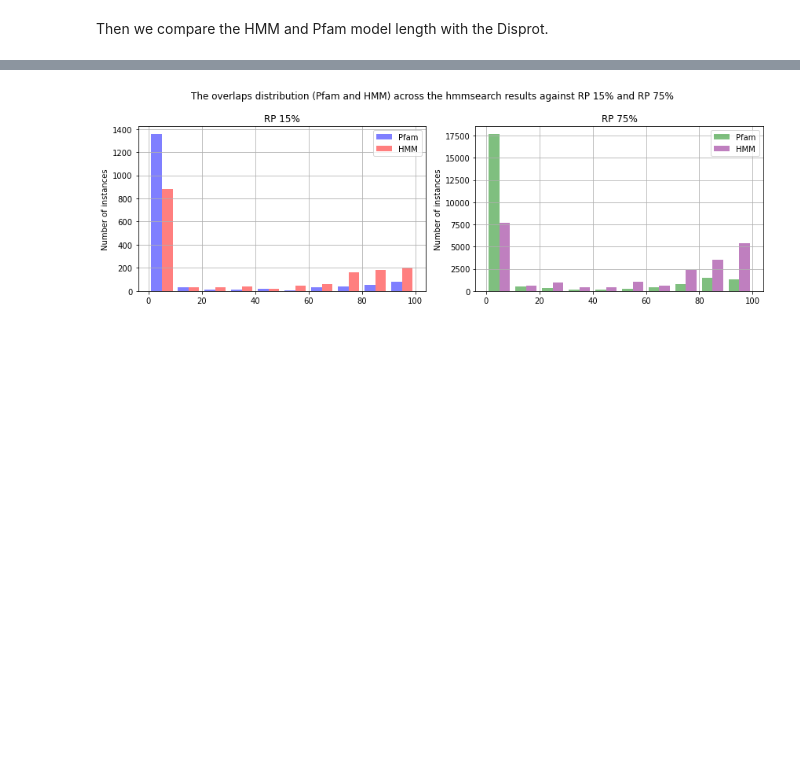
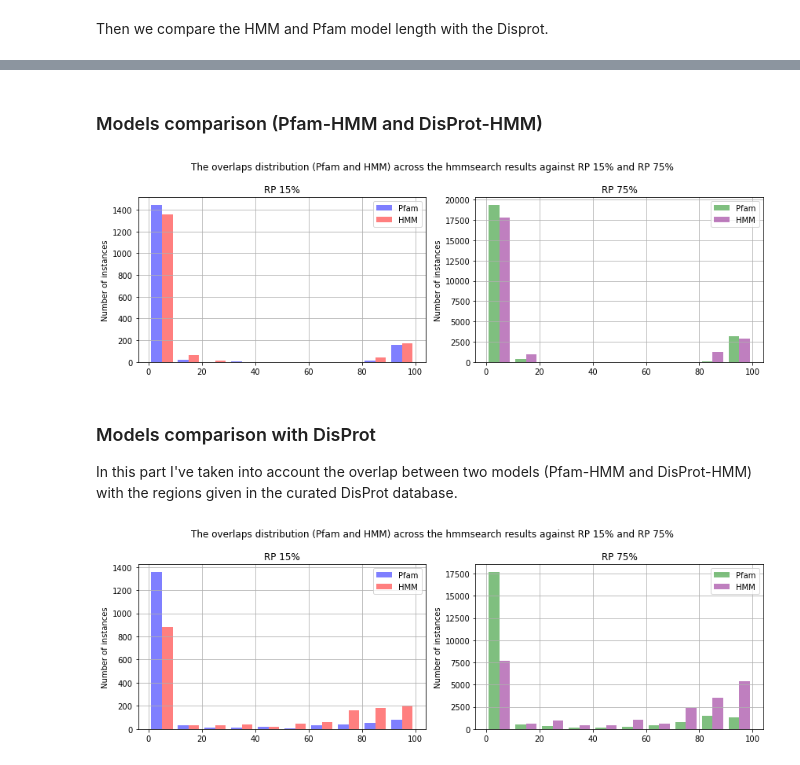
Before and after one commit to AlyaHarvelle/HMMER, a Jupyter notebook: hmm_analysis.ipynb, the cells around one changed output, grey strips where cells are left out. Drawn from its saved outputs; the diff is of its cells as text; code cells hidden in the pictures; blank space fills up the shorter version.

```diff
--- a/hmm_analysis.ipynb
+++ b/hmm_analysis.ipynb
@@ -263,8 +118,9 @@ plot_overlapping_domains(pfam_overlap_rp_75, curated_query, id_dis, i-1)
 ### 3.2.1 RP 15%
 # %%
-# Load the pfam_hmm_rp_15 dataframe
+# Load the pfam_hmm_rp_15 dataframe - including curated DisProt
 pfam_hmm_rp_15 = pd.read_csv('results/pfam/pfam_hmm_rp_15.csv')
+pfam_hmm_rp_15_1 = pd.read_csv('results/pfam/pfam_hmm_rp_15_1.csv')
 print("The number of hmmsearch results for RP 15%:", len(pfam_hmm_rp_15))
-pfam_hmm_rp_15
+# pfam_hmm_rp_15.head()
 # %% [output]
 The number of hmmsearch results for RP 15%: 1655
@@ -284,7 +127,8 @@ The number of hmmsearch results for RP 15%: 1655
 # %%
-# Load the pfam_hmm_rp_75 dataframe
+# Load the pfam_hmm_rp_75 dataframe - including curated DisProt
 pfam_hmm_rp_75 = pd.read_csv('results/pfam/pfam_hmm_rp_75.csv')
+pfam_hmm_rp_75_1 = pd.read_csv('results/pfam/pfam_hmm_rp_75_1.csv')
 print("The number of hmmsearch results for RP 15%:", len(pfam_hmm_rp_75))
-pfam_hmm_rp_75
+# pfam_hmm_rp_75.head()
 # %% [output]
 The number of hmmsearch results for RP 15%: 23010
@@ -304,3 +162,38 @@ The number of hmmsearch results for RP 15%: 23010
+# %% [markdown]
+### Models comparison (Pfam-HMM and DisProt-HMM)
+# %%
+# Plot the histogram of overlaps % for Pfam and HMM
+plt.rcParams['figure.figsize'] = [12, 4]
+fig, ax = plt.subplots(1, 2, sharex=True)
+
+ax[0].hist([pfam_hmm_rp_15_1['overl_pfam'], pfam_hmm_rp_15_1['overl_hmm']],
+             bins=10, alpha=0.5, color=['blue', 'red'],
+             label=['Pfam', 'HMM'])
+
+ax[1].hist([pfam_hmm_rp_75_1['overl_pfam'], pfam_hmm_rp_75_1['overl_hmm']],
+             bins=10, alpha=0.5, color=['green', 'purple'],
+             label=['Pfam', 'HMM'])
+
+ax[0].set_ylabel('Number of instances')
+ax[1].set_ylabel('Number of instances')
+
+ax[0].set_title('RP 15%')
+ax[1].set_title('RP 75%')
+
+ax[0].legend()
+ax[1].legend()
+
+ax[0].grid(True)
+ax[1].grid(True)
+
+plt.suptitle("The overlaps distribution (Pfam and HMM) across the hmmsearch results against RP 15% and RP 75%")
+plt.tight_layout()
+plt.show()
+# %% [output]
+[figure, added]
+# %% [markdown]
+### Models comparison with DisProt
+In this part I've taken into account the overlap between two models (Pfam-HMM and DisProt-HMM) with the regions given in the curated DisProt database.
 # %%
 # Plot the histogram of overlaps % for Pfam and HMM
 plt.rcParams['figure.figsize'] = [12, 4]
```
Also changed, not shown: parts of 21 cells of this notebook, 1 other file.
